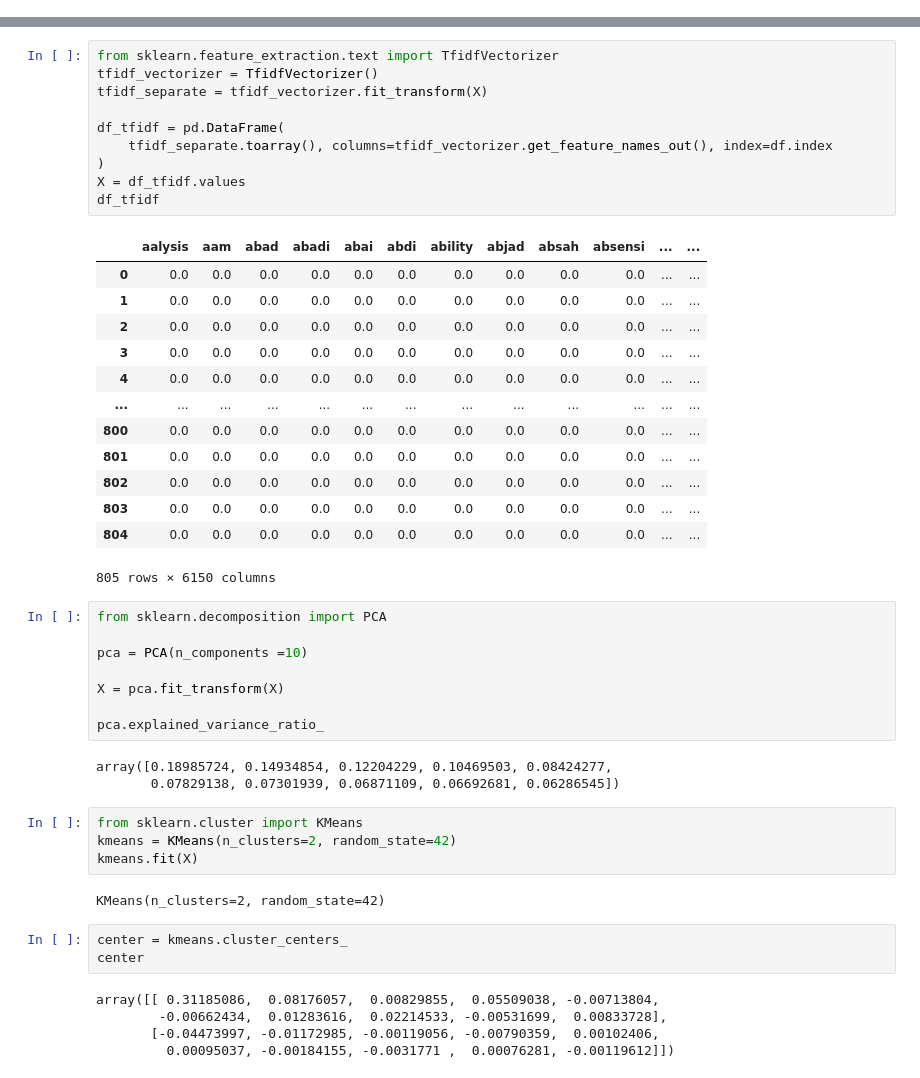
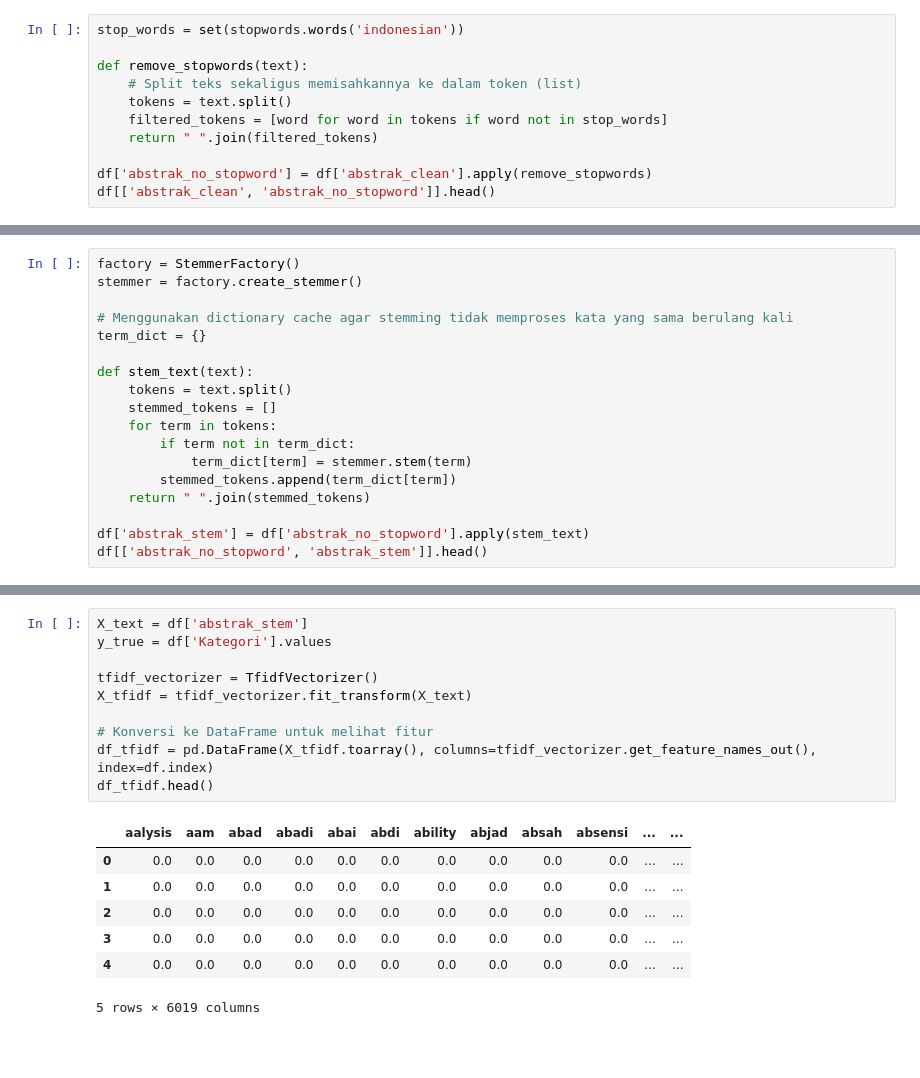
Before and after one commit to irullah/nlp-abstract-analysis, a Jupyter notebook: text_mining_klastering.ipynb, the cells around one changed output, grey strips where cells are left out. Cells and saved outputs as stored; diff of their text form; blank space fills up the shorter version.

```diff
--- a/text_mining_klastering.ipynb
+++ b/text_mining_klastering.ipynb
@@ -121,0 +59,11 @@ from sklearn.cluster import KMeans
+# %%
+stop_words = set(stopwords.words('indonesian'))
+
+def remove_stopwords(text):
+    # Split teks sekaligus memisahkannya ke dalam token (list)
+    tokens = text.split()
+    filtered_tokens = [word for word in tokens if word not in stop_words]
+    return " ".join(filtered_tokens)
+
+df['abstrak_no_stopword'] = df['abstrak_clean'].apply(remove_stopwords)
+df[['abstrak_clean', 'abstrak_no_stopword']].head()
@@ -121,0 +77,18 @@ from sklearn.cluster import KMeans
+# %%
+factory = StemmerFactory()
+stemmer = factory.create_stemmer()
+
+# Menggunakan dictionary cache agar stemming tidak memproses kata yang sama berulang kali
+term_dict = {}
+
+def stem_text(text):
+    tokens = text.split()
+    stemmed_tokens = []
+    for term in tokens:
+        if term not in term_dict:
+            term_dict[term] = stemmer.stem(term)
+        stemmed_tokens.append(term_dict[term])
+    return " ".join(stemmed_tokens)
+
+df['abstrak_stem'] = df['abstrak_no_stopword'].apply(stem_text)
+df[['abstrak_no_stopword', 'abstrak_stem']].head()
@@ -122,49 +102,18 @@ from sklearn.cluster import KMeans
 # %%
-from sklearn.feature_extraction.text import TfidfVectorizer
+X_text = df['abstrak_stem']
+y_true = df['Kategori'].values
+
 tfidf_vectorizer = TfidfVectorizer()
-tfidf_separate = tfidf_vectorizer.fit_transform(X)
+X_tfidf = tfidf_vectorizer.fit_transform(X_text)
 
-df_tfidf = pd.DataFrame(
-    tfidf_separate.toarray(), columns=tfidf_vectorizer.get_feature_names_out(), index=df.index
-)
-X = df_tfidf.values
-df_tfidf
+# Konversi ke DataFrame untuk melihat fitur
+df_tfidf = pd.DataFrame(X_tfidf.toarray(), columns=tfidf_vectorizer.get_feature_names_out(), index=df.index)
+df_tfidf.head()
 # %% [output]
 |  | aalysis | aam | abad | abadi | abai | abdi | ability | abjad | absah | absensi | ... | ... |
 | 0 | 0.0 | 0.0 | 0.0 | 0.0 | 0.0 | 0.0 | 0.0 | 0.0 | 0.0 | 0.0 | ... | ... |
 | 1 | 0.0 | 0.0 | 0.0 | 0.0 | 0.0 | 0.0 | 0.0 | 0.0 | 0.0 | 0.0 | ... | ... |
 | 2 | 0.0 | 0.0 | 0.0 | 0.0 | 0.0 | 0.0 | 0.0 | 0.0 | 0.0 | 0.0 | ... | ... |
 | 3 | 0.0 | 0.0 | 0.0 | 0.0 | 0.0 | 0.0 | 0.0 | 0.0 | 0.0 | 0.0 | ... | ... |
 | 4 | 0.0 | 0.0 | 0.0 | 0.0 | 0.0 | 0.0 | 0.0 | 0.0 | 0.0 | 0.0 | ... | ... |
-| ... | ... | ... | ... | ... | ... | ... | ... | ... | ... | ... | ... | ... |
-| 800 | 0.0 | 0.0 | 0.0 | 0.0 | 0.0 | 0.0 | 0.0 | 0.0 | 0.0 | 0.0 | ... | ... |
-| 801 | 0.0 | 0.0 | 0.0 | 0.0 | 0.0 | 0.0 | 0.0 | 0.0 | 0.0 | 0.0 | ... | ... |
-| 802 | 0.0 | 0.0 | 0.0 | 0.0 | 0.0 | 0.0 | 0.0 | 0.0 | 0.0 | 0.0 | ... | ... |
-| 803 | 0.0 | 0.0 | 0.0 | 0.0 | 0.0 | 0.0 | 0.0 | 0.0 | 0.0 | 0.0 | ... | ... |
-| 804 | 0.0 | 0.0 | 0.0 | 0.0 | 0.0 | 0.0 | 0.0 | 0.0 | 0.0 | 0.0 | ... | ... |
-805 rows × 6150 columns
+5 rows × 6019 columns
-# %%
-from sklearn.decomposition import PCA
-
-pca = PCA(n_components =10)
-
-X = pca.fit_transform(X)
-
-pca.explained_variance_ratio_
-# %% [output]
-array([0.18985724, 0.14934854, 0.12204229, 0.10469503, 0.08424277,
-       0.07829138, 0.07301939, 0.06871109, 0.06692681, 0.06286545])
-# %%
-from sklearn.cluster import KMeans
-kmeans = KMeans(n_clusters=2, random_state=42)
-kmeans.fit(X)
-# %% [output]
-KMeans(n_clusters=2, random_state=42)
-# %%
-center = kmeans.cluster_centers_
-center
-# %% [output]
-array([[ 0.31185086,  0.08176057,  0.00829855,  0.05509038, -0.00713804,
-        -0.00662434,  0.01283616,  0.02214533, -0.00531699,  0.00833728],
-       [-0.04473997, -0.01172985, -0.00119056, -0.00790359,  0.00102406,
-         0.00095037, -0.00184155, -0.0031771 ,  0.00076281, -0.00119612]])
```
Also changed, not shown: parts of 32 cells of this notebook.
